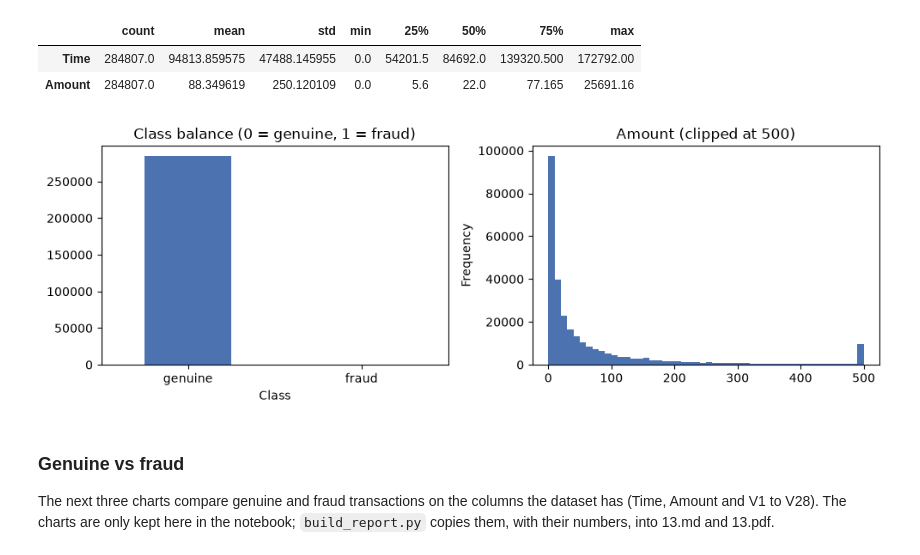
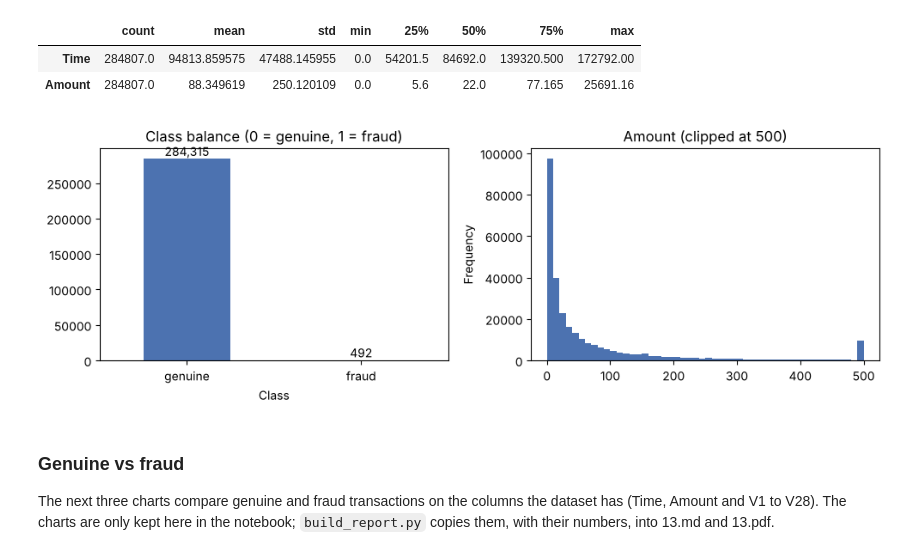
Before and after one commit to sanjaykumarpushadapu/SE-ML-Assessments, a Jupyter notebook: Assigenment-1/13.ipynb, the cells around one changed output. Saved outputs shown, nothing was run; the diff lists cells and outputs as text; code cells hidden in the pictures.

```diff
--- a/Assigenment-1/13.ipynb
+++ b/Assigenment-1/13.ipynb
@@ -141,15 +143,16 @@ Fraud rate: 0.173%
 # %%
 # Cell: plot the class balance and the Amount distribution to show how rare fraud is.
 import matplotlib.pyplot as plt
 fig, ax = plt.subplots(1, 2, figsize=(10, 3.5))
 df_raw["Class"].value_counts().plot.bar(ax=ax[0], color=["#4C72B0", "#C44E52"])
 ax[0].set_title("Class balance (0 = genuine, 1 = fraud)")
 ax[0].set_xticklabels(["genuine", "fraud"], rotation=0)
+ax[0].bar_label(ax[0].containers[0], fmt="{:,.0f}")  # the fraud bar is too small to see, so print the counts
 df_raw["Amount"].clip(upper=500).plot.hist(bins=50, ax=ax[1], color="#4C72B0")
 ax[1].set_title("Amount (clipped at 500)")
 plt.tight_layout(); plt.show()
 # %% [output]
-[figure, old version]
+[figure, new version]
 # %% [markdown]
 ### Genuine vs fraud
 
```
Also changed, not shown: parts of 9 cells of this notebook, 16 other files.
